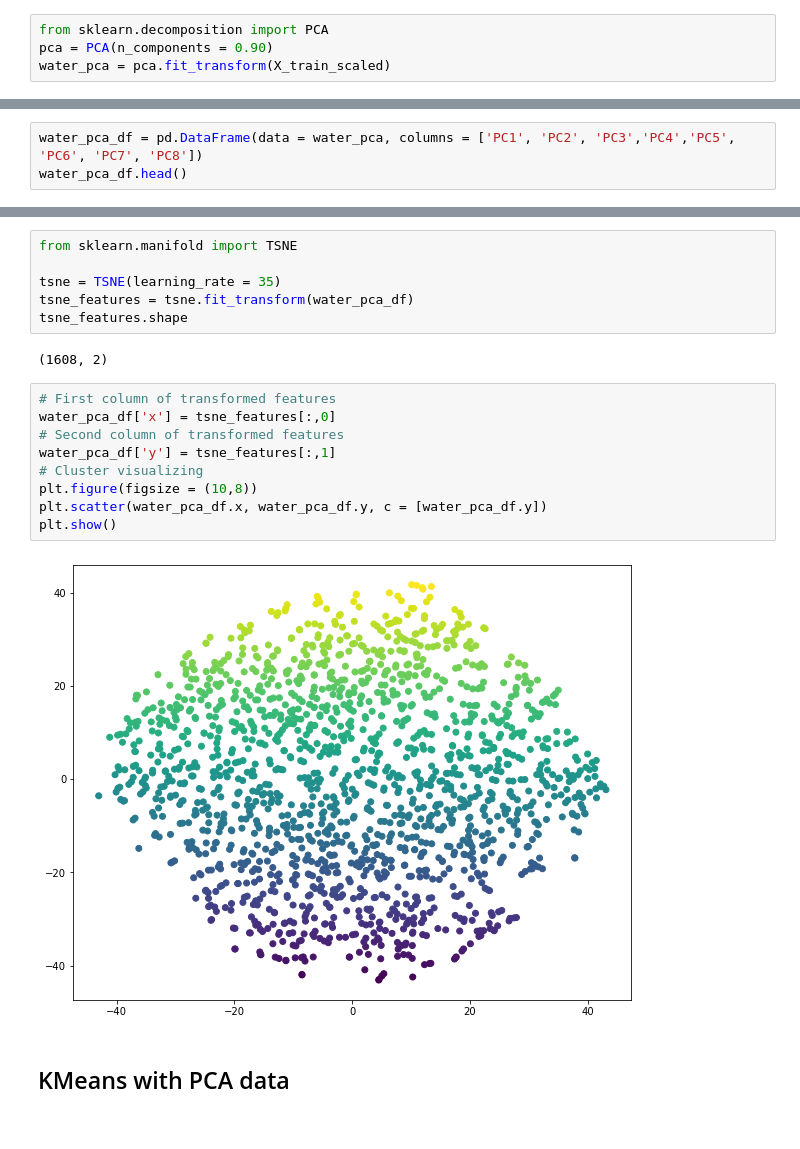
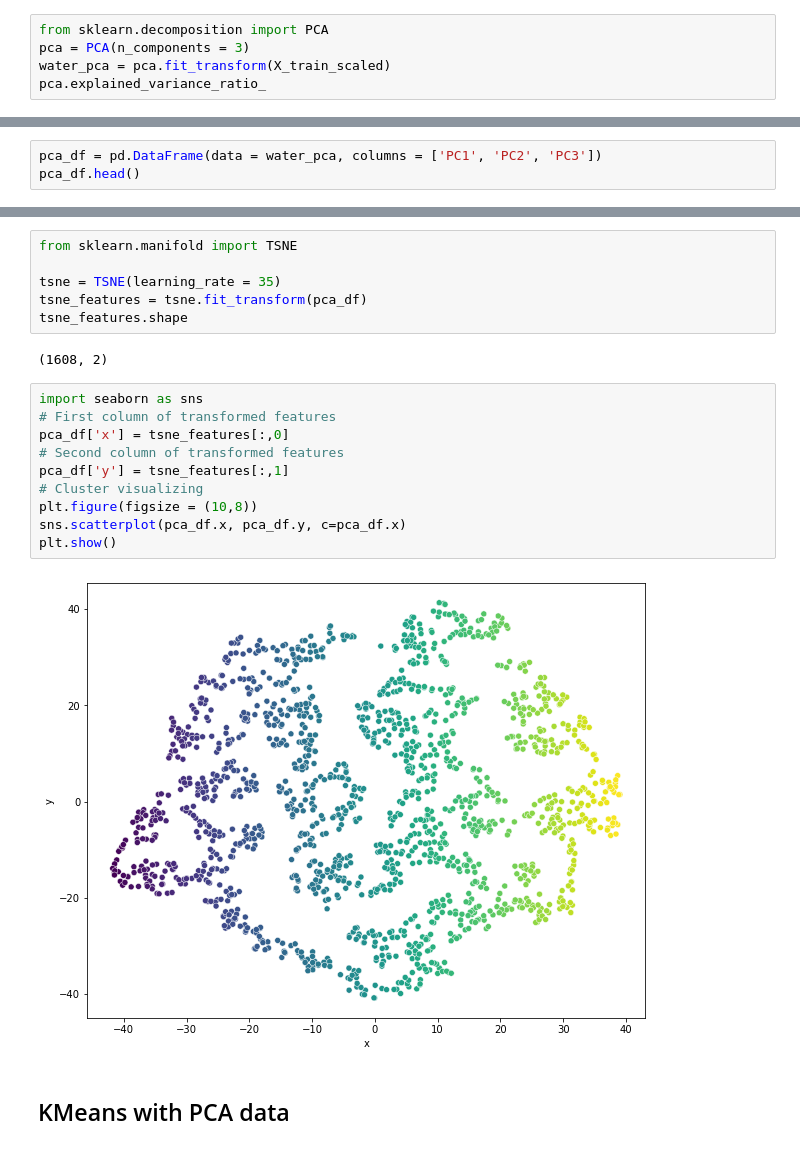
Before and after one commit to Ryan-Malin/Water, a Jupyter notebook: Soni Folder/water_potability1.ipynb, the cells around one changed output, grey strips where cells are left out. Drawn from its saved outputs; the diff is of its cells as text.

```diff
--- a/Soni Folder/water_potability1.ipynb
+++ b/Soni Folder/water_potability1.ipynb
@@ -142,5 +156,6 @@ Testing Data Score: 0.6401985111662531
 ## Applying PCA to reduce dimensions
 # %%
 from sklearn.decomposition import PCA
-pca = PCA(n_components = 0.90)
+pca = PCA(n_components = 3)
 water_pca = pca.fit_transform(X_train_scaled)
+pca.explained_variance_ratio_
@@ -147,4 +164,4 @@ water_pca = pca.fit_transform(X_train_scaled)
 # %%
-water_pca_df = pd.DataFrame(data = water_pca, columns = ['PC1', 'PC2', 'PC3','PC4','PC5', 'PC6', 'PC7', 'PC8'])
-water_pca_df.head()
+pca_df = pd.DataFrame(data = water_pca, columns = ['PC1', 'PC2', 'PC3'])
+pca_df.head()
 # %% [output]
@@ -160,21 +177,22 @@ water_pca_df.head()
 from sklearn.manifold import TSNE
 
 tsne = TSNE(learning_rate = 35)
-tsne_features = tsne.fit_transform(water_pca_df)
+tsne_features = tsne.fit_transform(pca_df)
 tsne_features.shape
 # %% [output]
 (1608, 2)
 # %%
+import seaborn as sns
 # First column of transformed features
-water_pca_df['x'] = tsne_features[:,0]
+pca_df['x'] = tsne_features[:,0]
 # Second column of transformed features
-water_pca_df['y'] = tsne_features[:,1]
+pca_df['y'] = tsne_features[:,1]
 # Cluster visualizing
 plt.figure(figsize = (10,8))
-plt.scatter(water_pca_df.x, water_pca_df.y, c = [water_pca_df.y])
+sns.scatterplot(pca_df.x, pca_df.y, c=pca_df.x)
 plt.show()
 # %% [output]
-[figure, old version]
+[figure, new version]
 # %% [markdown]
 ## KMeans with PCA data
 # %%
```
Also changed, not shown: parts of 11 cells of this notebook, 1 other file.
